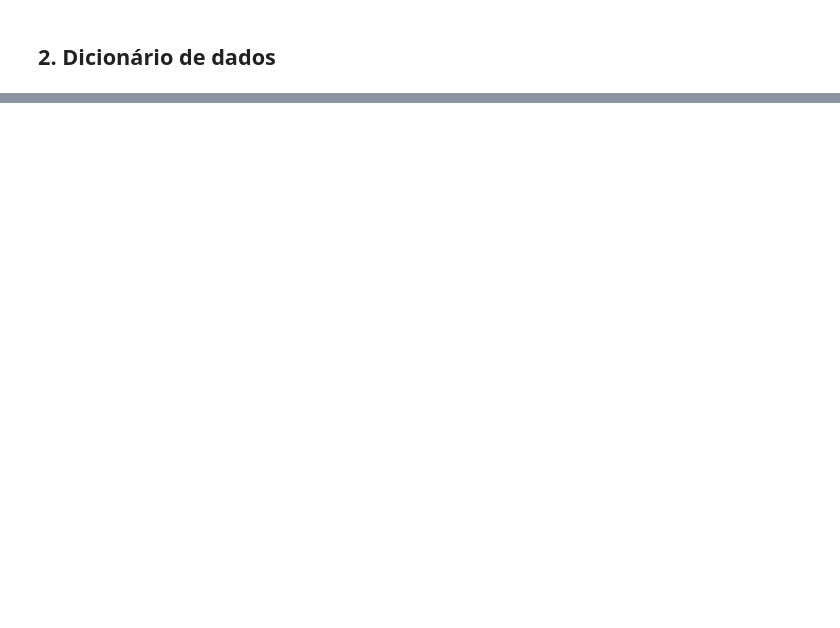
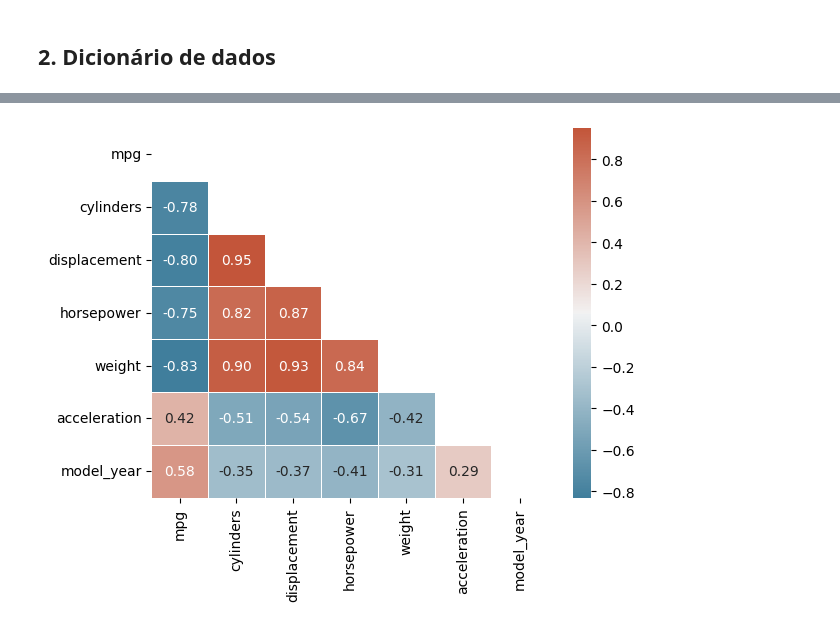
Before and after one commit to pauloricms12/avanti-bootcamp-cdd, a Jupyter notebook: notebooks/01-exploratory_data_analysis.ipynb, the cells around one changed output, grey strips where cells are left out. Drawn from its saved outputs; the diff is of its cells as text; code cells hidden in the pictures; blank space fills up the shorter version.

```diff
--- a/notebooks/01-exploratory_data_analysis.ipynb
+++ b/notebooks/01-exploratory_data_analysis.ipynb
@@ -63,0 +262,12 @@ mpg_dict.to_csv('../data/external/mpg_dict.csv', index=False)
+# %%
+corr = df.corr(numeric_only=True)
+mask = np.triu(np.ones_like(corr, dtype=bool))
+sns.heatmap(corr,
+            mask=mask,
+            annot=True,
+            cmap=sns.diverging_palette(230, 20, as_cmap=True),
+            fmt=".2f",
+            linewidths=0.5)
+plt.show()
+# %% [output]
+[figure, added]
```
Also changed, not shown: parts of 18 cells of this notebook, 7 other files.
